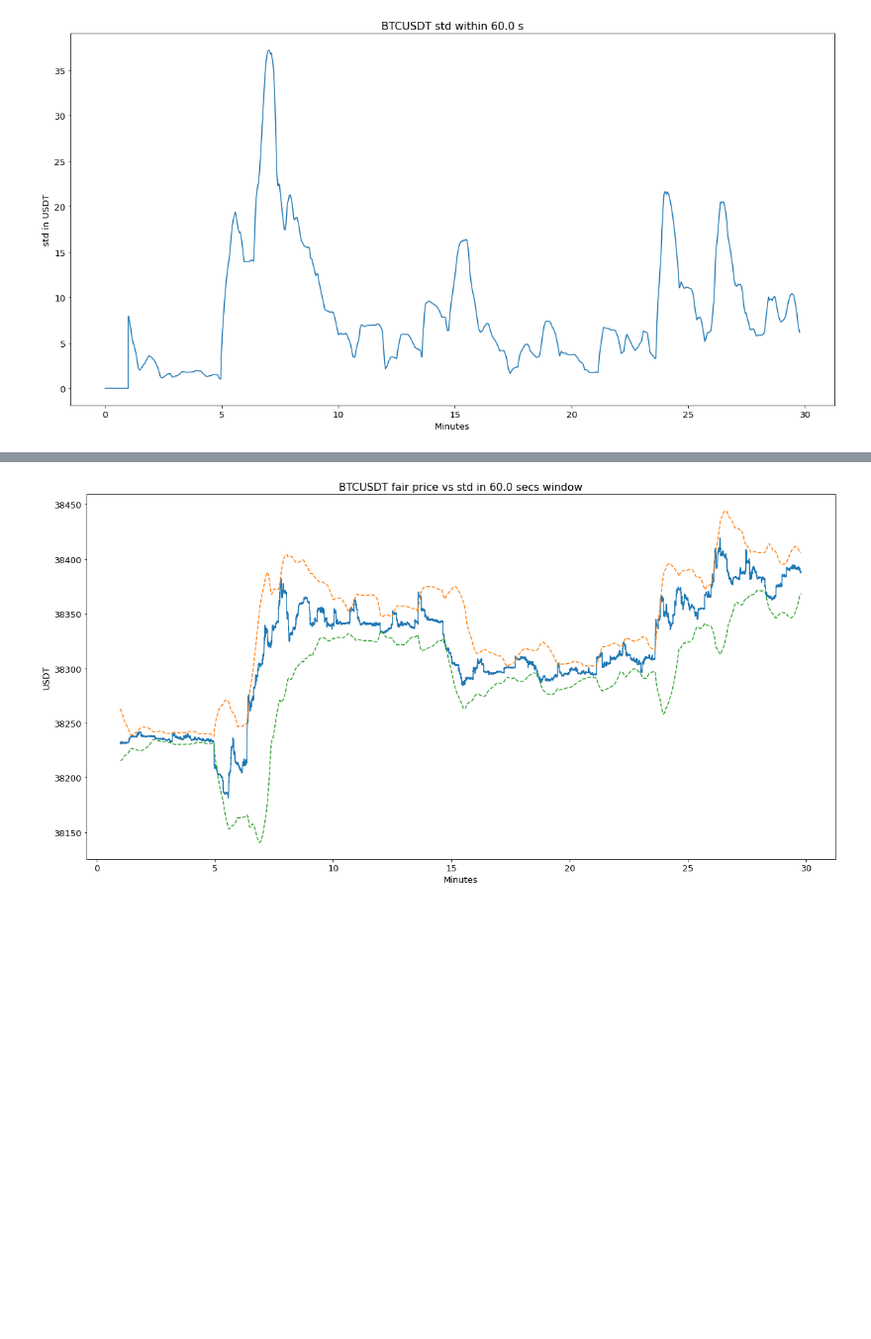
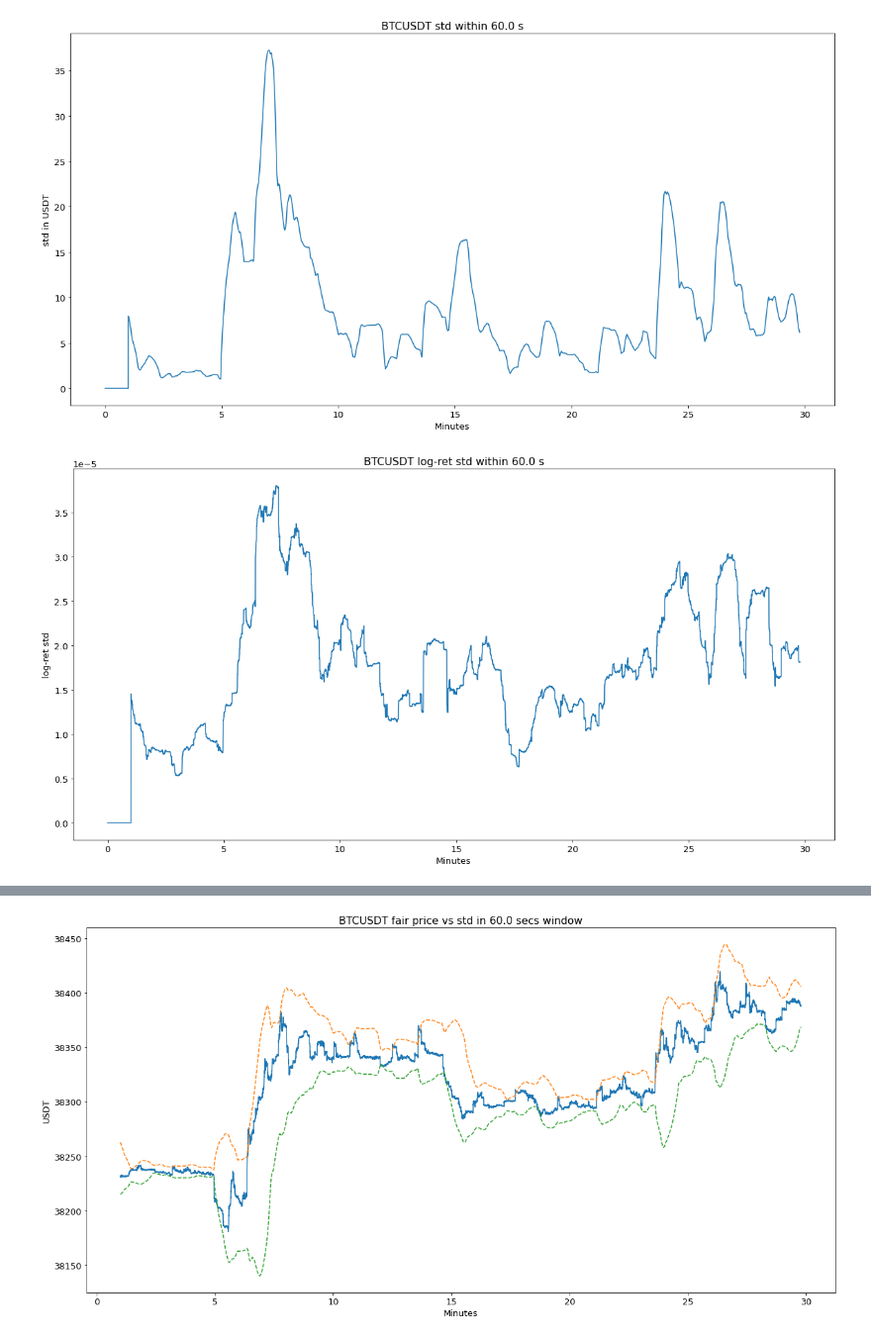
Before and after one commit to vadimpy/hft_assessment, a Jupyter notebook: vol_analyzer/tests.ipynb, the cells around one changed output, grey strips where cells are left out. Shown: that part at 99% size. Cells and saved outputs as stored; diff of their text form; code cells hidden in the pictures; blank space fills up the shorter version.

```diff
--- a/vol_analyzer/tests.ipynb
+++ b/vol_analyzer/tests.ipynb
@@ -34,5 +31,6 @@ WIN_SIZE = 600
 # %%
 vol = VolAnalyzer.comp_slide_win_var(ob_data.fair_prices, WIN_SIZE) ** 0.5
+log_ret_var = VolAnalyzer.comp_log_return_var(ob_data.fair_prices, WIN_SIZE) ** 0.5
 # %%
 fig, ax = plt.subplots(figsize=(20, 10))
 ax.set_xlabel('Minutes')
@@ -47,3 +45,12 @@ assert np.isclose(vol[200+WIN_SIZE-1], ob_data.fair_prices[200:200+WIN_SIZE].var
+# %%
+fig, ax = plt.subplots(figsize=(20, 10))
+ax.set_xlabel('Minutes')
+ax.set_ylabel('log-ret std')
+ax.set_title(f'BTCUSDT log-ret std within {WIN_SIZE / 10} s')
+ax.plot(timeline, log_ret_var)
+plt.show()
+# %% [output]
+[figure, added]
 # %%
 win_mean = VolAnalyzer.comp_slide_win_mean(ob_data.fair_prices, WIN_SIZE)
 assert np.isclose(win_mean[200+WIN_SIZE-1], ob_data.fair_prices[200:200+WIN_SIZE].mean(), rtol=1e-4)
```
Also changed, not shown: parts of 8 cells of this notebook, 1 other file.
